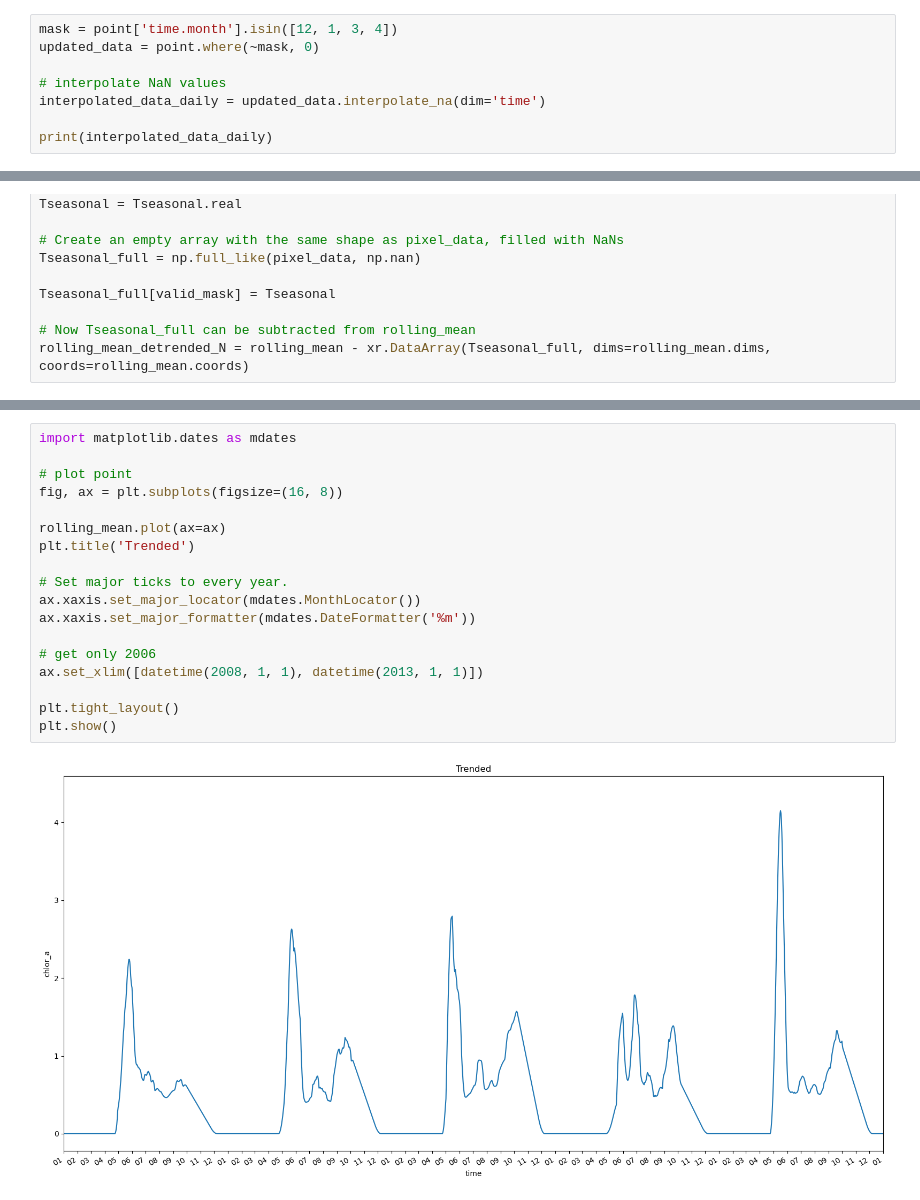
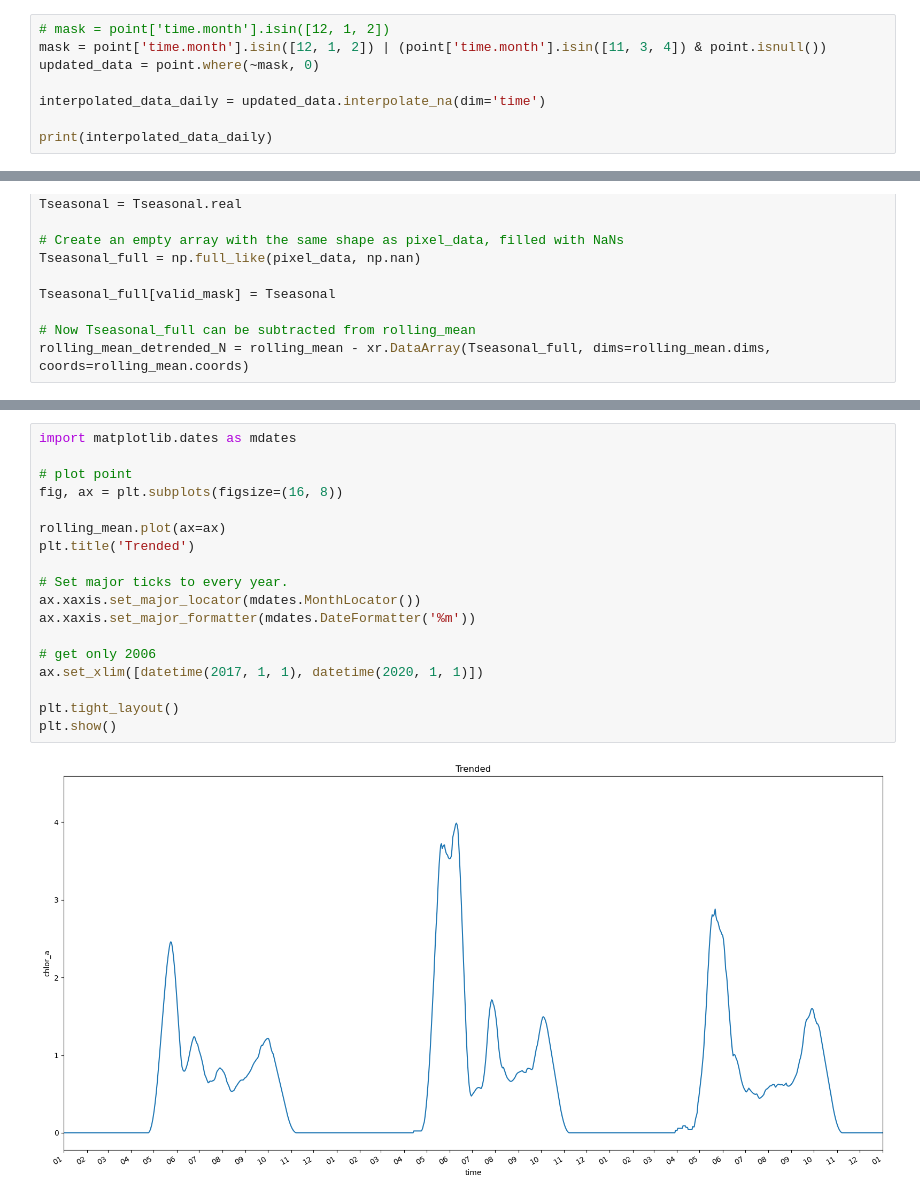
Before and after one commit to tparker1/chlora_plots, a Jupyter notebook: sandbox/detrending_exploration.ipynb, the cells around one changed output, grey strips where cells are left out. Drawn from its saved outputs; the diff is of its cells as text.

```diff
--- a/sandbox/detrending_exploration.ipynb
+++ b/sandbox/detrending_exploration.ipynb
@@ -388,10 +404,10 @@ plt.close()
 # %% [markdown]
 #### clean / interp
 # %%
-mask = point['time.month'].isin([12, 1, 3, 4])
+# mask = point['time.month'].isin([12, 1, 2])
+mask = point['time.month'].isin([12, 1, 2]) | (point['time.month'].isin([11, 3, 4]) & point.isnull())
 updated_data = point.where(~mask, 0)
 
-# interpolate NaN values
 interpolated_data_daily = updated_data.interpolate_na(dim='time')
 
 print(interpolated_data_daily)
@@ -678,23 +694,23 @@ plt.show()
 # %%
 import matplotlib.dates as mdates
 
 # plot point
 fig, ax = plt.subplots(figsize=(16, 8))
 
 rolling_mean.plot(ax=ax)
 plt.title('Trended')
 
 # Set major ticks to every year.
 ax.xaxis.set_major_locator(mdates.MonthLocator())
 ax.xaxis.set_major_formatter(mdates.DateFormatter('%m'))
 
 # get only 2006
-ax.set_xlim([datetime(2008, 1, 1), datetime(2013, 1, 1)])
+ax.set_xlim([datetime(2017, 1, 1), datetime(2020, 1, 1)])
 
 plt.tight_layout()
 plt.show()
 # %% [output]
-[figure, old version]
+[figure, new version]
 # %%
 fig, axs = plt.subplots(1, 2, figsize=(15, 5))
 
```
Also changed, not shown: parts of 16 cells of this notebook.
